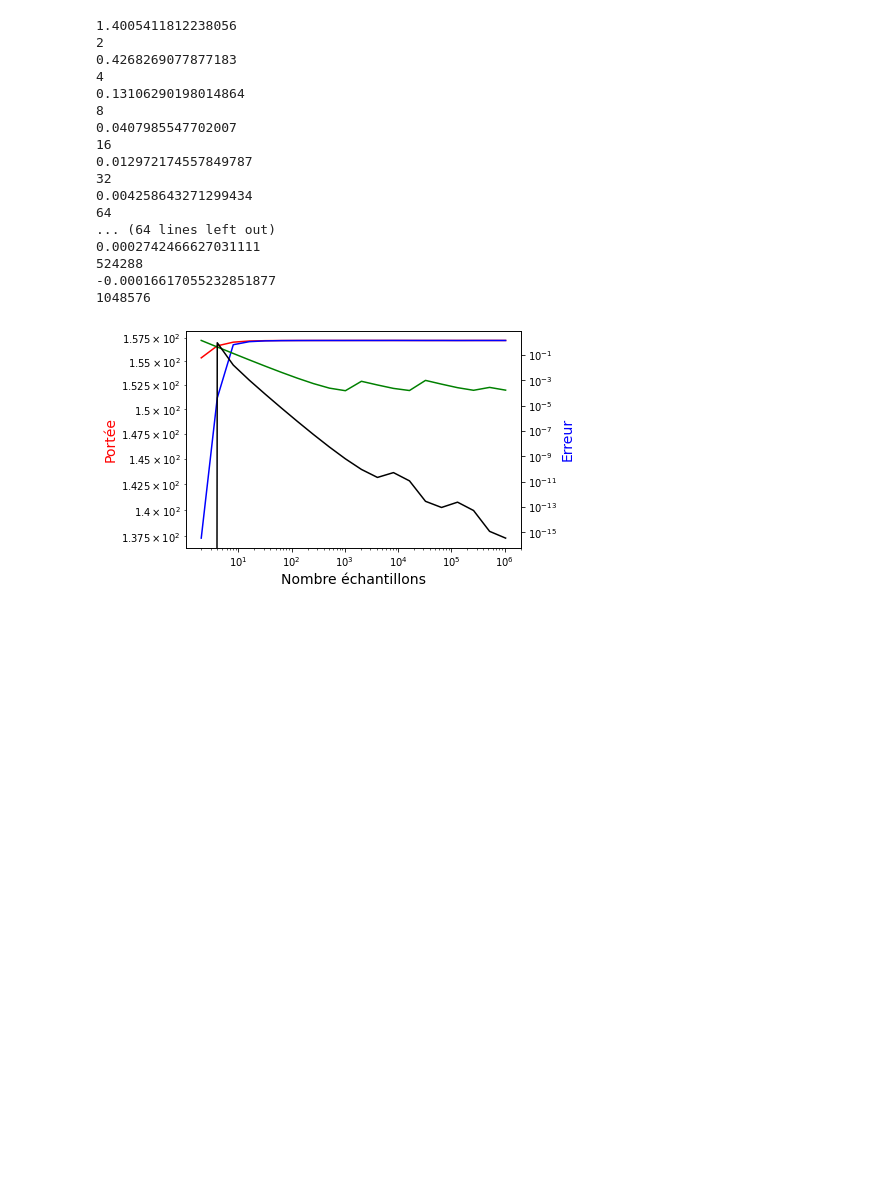
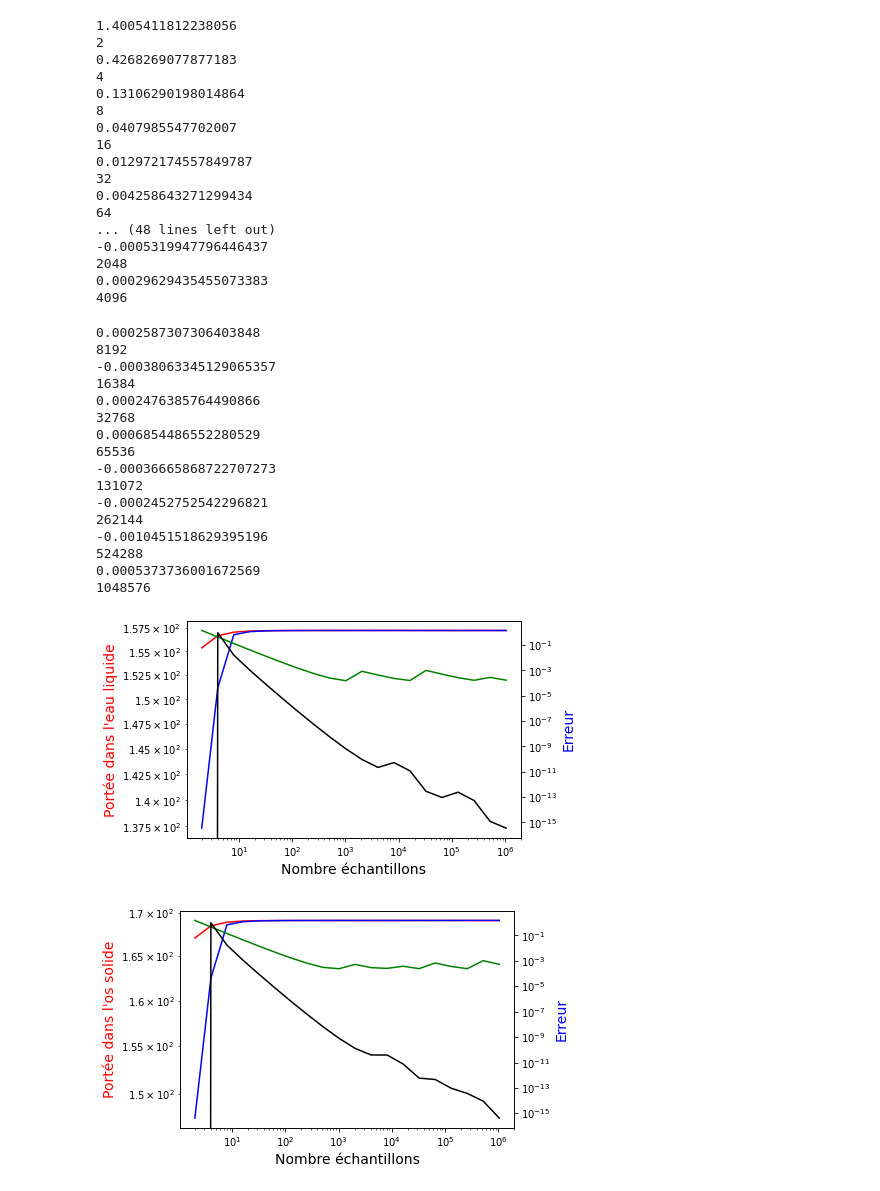
Before and after one commit to lb0918/TP1-de-physnum, a Jupyter notebook: Question6.ipynb, the cells around one changed output. Saved outputs shown, nothing was run; the diff lists cells and outputs as text; code cells hidden in the pictures; blank space fills up the shorter version.

```diff
--- a/Question6.ipynb
+++ b/Question6.ipynb
@@ -86,8 +86,8 @@ for x in range(20):
     portée_trap_eau.append(I_ii)
 
 for x in range(20):
-    I_ii = trap_eau(tranches_os*2)
-    I_i = trap_eau(tranches_os)
+    I_ii = trap_os(tranches_os*2)
+    I_i = trap_os(tranches_os)
     eps = (1/3)*(I_ii-I_i)
     erreur_trap_os.append(abs(eps))
     print(eps)
@@ -133,48 +133,82 @@ for x in range(1,21):
 
 
 
-# create figure and axis objects with subplots()
+'''Figure pour l'eau'''
 fig,ax = plt.subplots()
 # make a plot
 ax.plot(nb_échantillons, portée_trap_eau, color="red")
 ax.plot(nb_échantillons, portée_romb_eau, color="blue")
 # set x-axis label
 ax.set_xlabel("Nombre échantillons",fontsize=14 )
 ax.set_xscale('log')
 ax.set_yscale('log')
 # set y-axis label
-ax.set_ylabel("Portée",color="red",fontsize=14)
+ax.set_ylabel("Portée dans l'eau liquide",color="red",fontsize=14)
 
 # twin object for two different y-axis on the sample plot
 ax2=ax.twinx()
 # make a plot with different y-axis using second axis object
 ax2.plot(nb_échantillons, erreur_trap_eau,color="green")
 ax2.plot(nb_échantillons, erreur_romb_eau,color="black")
 ax2.set_xscale('log')
 ax2.set_yscale('log')
 ax2.set_ylabel("Erreur",color="blue",fontsize=14)
 plt.show()
 
-# plt.plot(nb_échantillons, portée_trap_eau)
-# plt.plot(nb_échantillons, portée_romb_eau)
-# plt.xscale('log')
-# plt.show()
+''''Figure pour l'os'''
+fig,ax = plt.subplots()
+# make a plot
+ax.plot(nb_échantillons, portée_trap_os, color="red")
+ax.plot(nb_échantillons, portée_romb_os, color="blue")
+# set x-axis label
+ax.set_xlabel("Nombre échantillons",fontsize=14 )
+ax.set_xscale('log')
+ax.set_yscale('log')
+# set y-axis label
+ax.set_ylabel("Portée dans l'os solide",color="red",fontsize=14)
+
+# twin object for two different y-axis on the sample plot
+ax2=ax.twinx()
+# make a plot with different y-axis using second axis object
+ax2.plot(nb_échantillons, erreur_trap_os,color="green")
+ax2.plot(nb_échantillons, erreur_romb_os,color="black")
+ax2.set_xscale('log')
+ax2.set_yscale('log')
+ax2.set_ylabel("Erreur",color="blue",fontsize=14)
+plt.show()
 # %% [output]
 1.4005411812238056
 2
 0.4268269077877183
 4
 0.13106290198014864
 8
 0.0407985547702007
 16
 0.012972174557849787
 32
 0.004258643271299434
 64
-... (64 lines left out)
-0.0002742466627031111
-524288
--0.00016617055232851877
-1048576
+... (48 lines left out)
+-0.0005319947796446437
+2048
+0.00029629435455073383
+4096
+0.0002587307306403848
+8192
+-0.00038063345129065357
+16384
+0.0002476385764490866
+32768
+0.0006854486552280529
+65536
+-0.00036665868722707273
+131072
+-0.0002452752542296821
+262144
+-0.0010451518629395196
+524288
+0.0005373736001672569
+1048576
-[figure, old version]
+[figure, new version]
+[figure, added]
```
Also changed, not shown: 4 other files.
